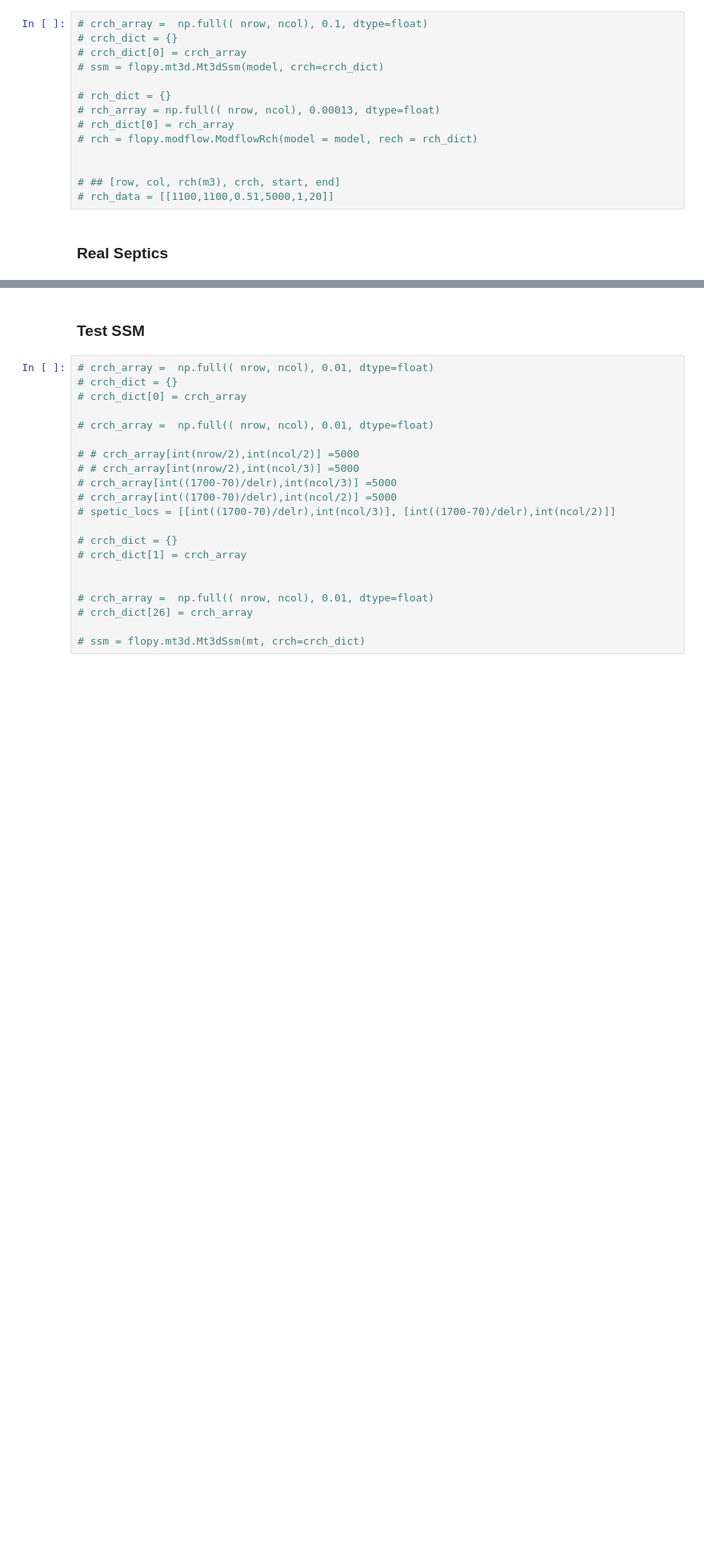
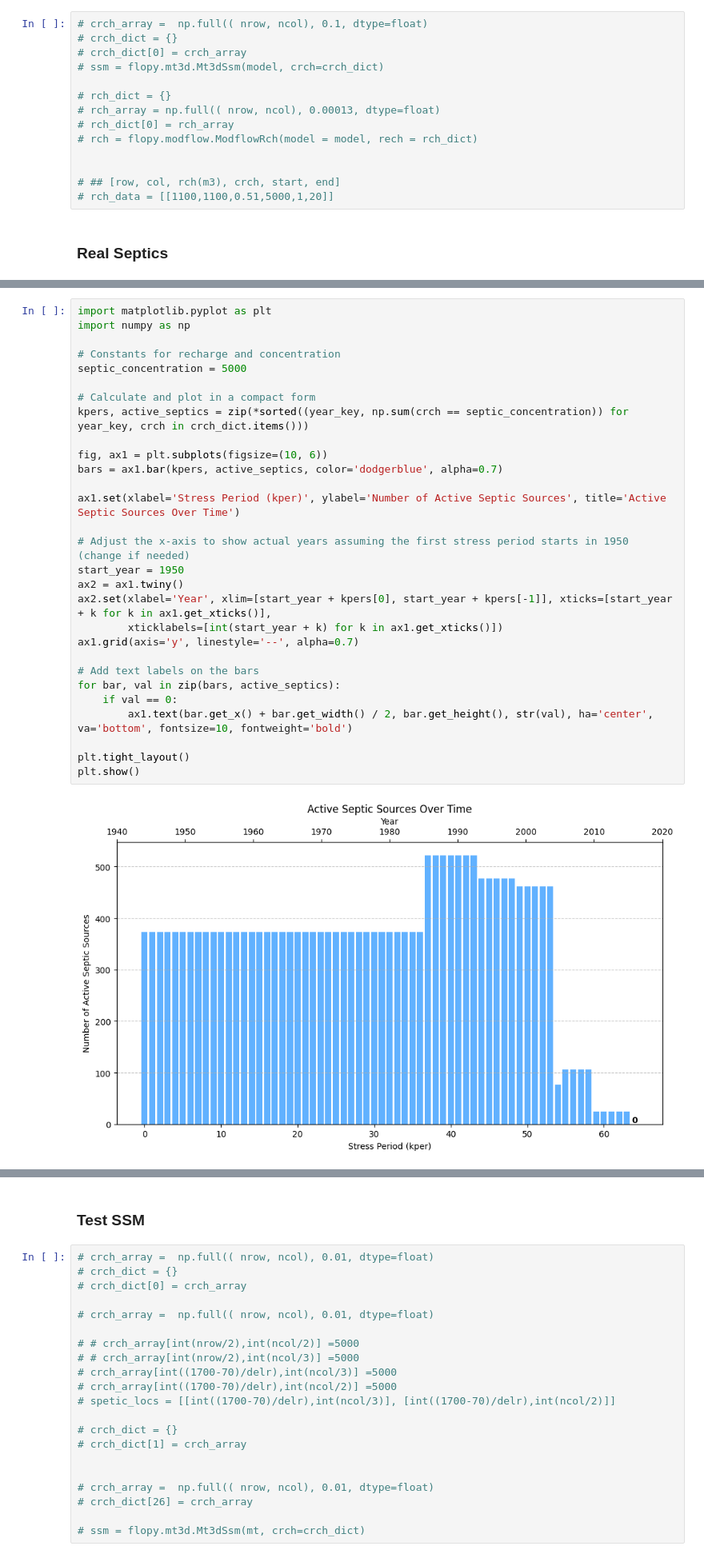
Before and after one commit to Shuyang-Wang/wasaga_model, a Jupyter notebook: wasaga_3d/v2_run_wasaga_3d.ipynb, the cells around one changed output, grey strips where cells are left out. Shown at 80% size. Drawn from its saved outputs; the diff is of its cells as text; blank space fills up the shorter version.

```diff
--- a/wasaga_3d/v2_run_wasaga_3d.ipynb
+++ b/wasaga_3d/v2_run_wasaga_3d.ipynb
@@ -780,3 +729,34 @@ plt.show()
+# %%
+import matplotlib.pyplot as plt
+import numpy as np
+
+# Constants for recharge and concentration
+septic_concentration = 5000
+
+# Calculate and plot in a compact form
+kpers, active_septics = zip(*sorted((year_key, np.sum(crch == septic_concentration)) for year_key, crch in crch_dict.items()))
+
+fig, ax1 = plt.subplots(figsize=(10, 6))
+bars = ax1.bar(kpers, active_septics, color='dodgerblue', alpha=0.7)
+
+ax1.set(xlabel='Stress Period (kper)', ylabel='Number of Active Septic Sources', title='Active Septic Sources Over Time')
+
+# Adjust the x-axis to show actual years assuming the first stress period starts in 1950 (change if needed)
+start_year = 1950
+ax2 = ax1.twiny()
+ax2.set(xlabel='Year', xlim=[start_year + kpers[0], start_year + kpers[-1]], xticks=[start_year + k for k in ax1.get_xticks()],
+        xticklabels=[int(start_year + k) for k in ax1.get_xticks()])
+ax1.grid(axis='y', linestyle='--', alpha=0.7)
+
+# Add text labels on the bars
+for bar, val in zip(bars, active_septics):
+    if val == 0:
+        ax1.text(bar.get_x() + bar.get_width() / 2, bar.get_height(), str(val), ha='center', va='bottom', fontsize=10, fontweight='bold')
+
+plt.tight_layout()
+plt.show()
+# %% [output]
+[figure, added]
 # %%
 import matplotlib.pyplot as plt
 
```
Also changed, not shown: parts of 9 cells of this notebook, 2 other files.
